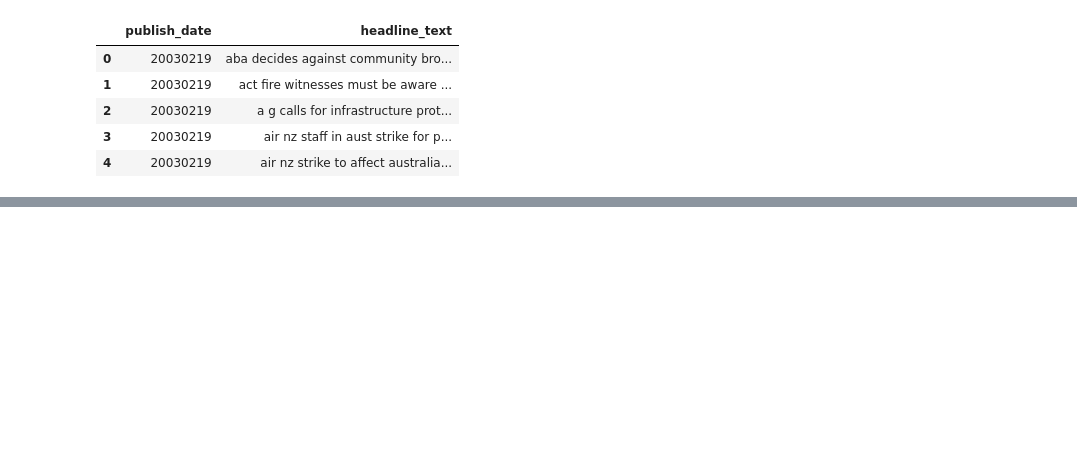
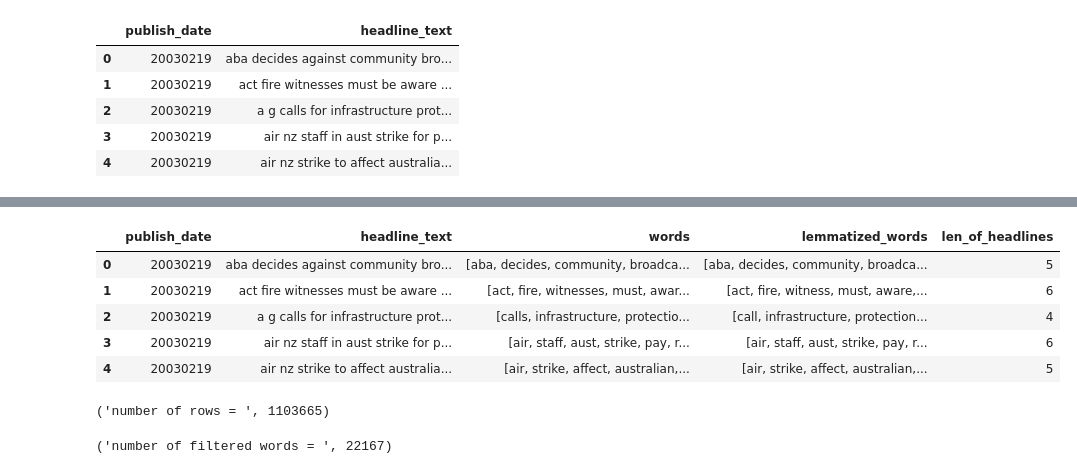
Before and after one commit to gym0569/awesome-ai, a Jupyter notebook: topic-modelling-on-news-headlines/topic-modelling-with-lda.ipynb, the cells around one changed output, grey strips where cells are left out. Cells and saved outputs as stored; diff of their text form; code cells hidden in the pictures; blank space fills up the shorter version.

```diff
--- a/topic-modelling-on-news-headlines/topic-modelling-with-lda.ipynb
+++ b/topic-modelling-on-news-headlines/topic-modelling-with-lda.ipynb
@@ -21,0 +30,11 @@ data.head()
+# %%
+en_stop_words = stopwords.words("english")
+
+def clean_text(sentence):
+    sentence = re.sub("[^a-zA-Z ]", "", sentence)
+    words = [w.strip().lower() for w in sentence.split()]
+    words = [w for w in words if len(w) > 2 and w not in en_stop_words]
+    words = [w for w in words]
+    return words
+
+data["words"] = data.headline_text.apply(lambda x: clean_text(x))
@@ -21,0 +50,9 @@ data.head()
+# %%
+def lemmatize_text(words):
+    lem = WordNetLemmatizer()
+    new_words = list()
+    for w in words:
+        new_words.append(lem.lemmatize(w))
+    return new_words
+
+data["lemmatized_words"] = data.words.apply(lambda x: lemmatize_text(x))
@@ -21,0 +68,11 @@ data.head()
+# %%
+bow = dict()
+def create_bow(words):
+    for w in words:
+        if w not in bow:
+            bow[w] = 1
+        else:
+            bow[w] += 1
+    return len(words)
+data["len_of_headlines"] = data.lemmatized_words.apply(lambda x: create_bow(x))
+"number of words in all the documents = ", len(bow)
@@ -21,0 +101,24 @@ data.head()
+# %%
+data.head()
+# %% [output]
+|  | publish_date | headline_text | words | lemmatized_words | len_of_headlines |
+| 0 | 20030219 | aba decides against community bro... | [aba, decides, community, broadca... | [aba, decides, community, broadca... | 5 |
+| 1 | 20030219 | act fire witnesses must be aware ... | [act, fire, witnesses, must, awar... | [act, fire, witness, must, aware,... | 6 |
+| 2 | 20030219 | a g calls for infrastructure prot... | [calls, infrastructure, protectio... | [call, infrastructure, protection... | 4 |
+| 3 | 20030219 | air nz staff in aust strike for p... | [air, staff, aust, strike, pay, r... | [air, staff, aust, strike, pay, r... | 6 |
+| 4 | 20030219 | air nz strike to affect australia... | [air, strike, affect, australian,... | [air, strike, affect, australian,... | 5 |
+# %%
+"number of rows = ", data.shape[0]
+# %% [output]
+('number of rows = ', 1103665)
+# %%
+# filter bow:
+filterd_bow = dict()
+for key in bow.keys():
+    if bow[key] >= 10:
+        filterd_bow[key] = bow[key]
+    else:
+        continue
+"number of filtered words = ", len(filterd_bow)
+# %% [output]
+('number of filtered words = ', 22167)
```
Also changed, not shown: parts of 13 cells of this notebook.
